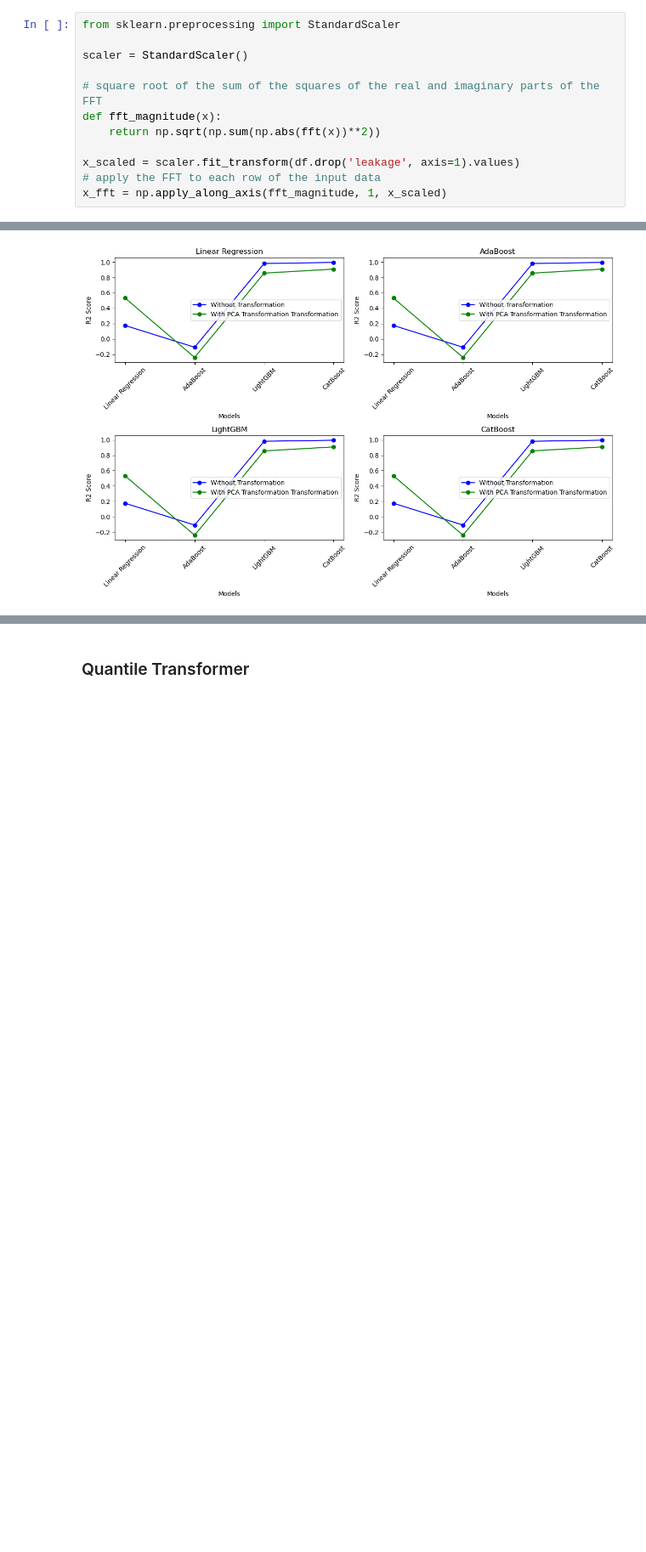
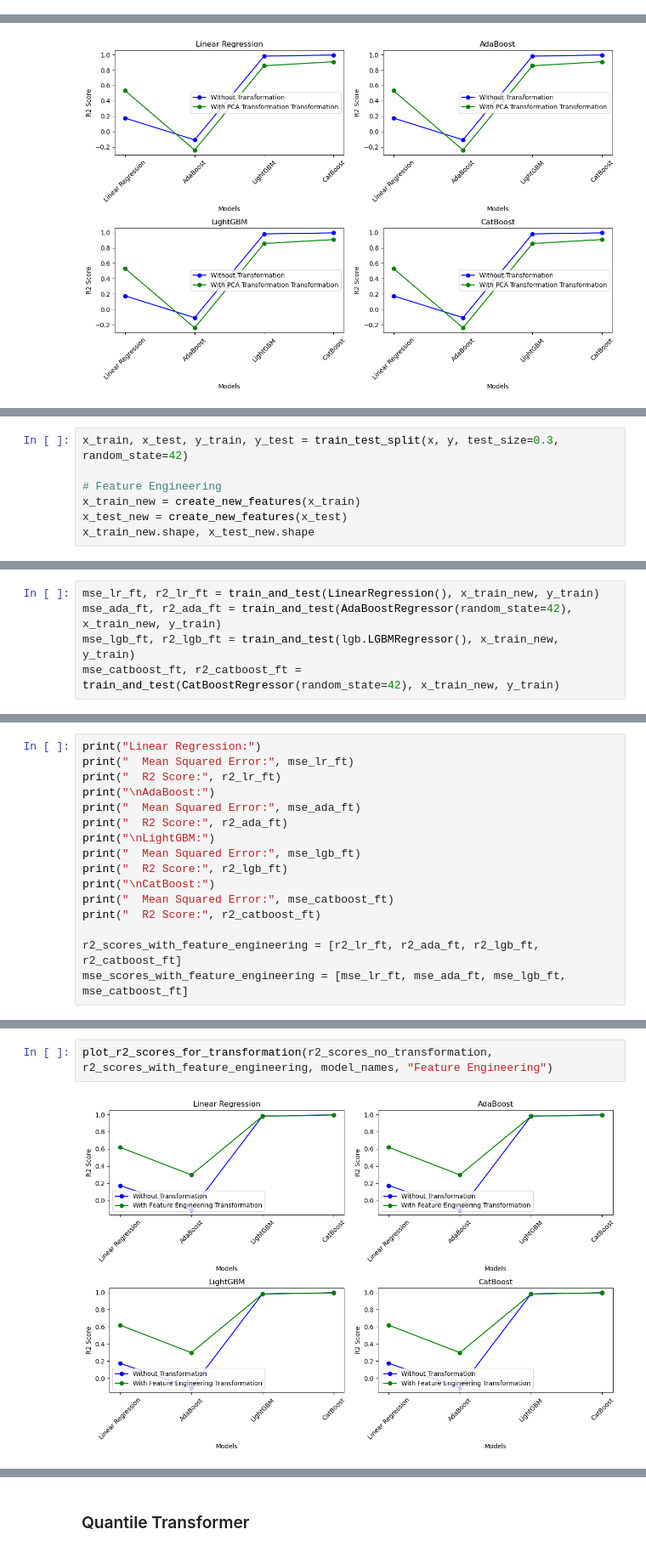
Before and after one commit to sankalp-bhat/DVD-Project-2, a Jupyter notebook: ml_model/aproach2.ipynb, the cells around one changed output, grey strips where cells are left out. Shown at 85% size. Drawn from its saved outputs; the diff is of its cells as text; blank space fills up the shorter version.

```diff
--- a/ml_model/aproach2.ipynb
+++ b/ml_model/aproach2.ipynb
@@ -424,12 +468,0 @@ plot_r2_scores_for_transformation(r2_scores_no_transformation, r2_scores_with_ff
-# %%
-from sklearn.preprocessing import StandardScaler
-
-scaler = StandardScaler()
-
-# square root of the sum of the squares of the real and imaginary parts of the FFT
-def fft_magnitude(x):
-    return np.sqrt(np.sum(np.abs(fft(x))**2))
-
-x_scaled = scaler.fit_transform(df.drop('leakage', axis=1).values)
-# apply the FFT to each row of the input data
-x_fft = np.apply_along_axis(fft_magnitude, 1, x_scaled)
@@ -554,0 +616,7 @@ plot_r2_scores_for_transformation(r2_scores_no_transformation, r2_scores_with_pc
+# %%
+x_train, x_test, y_train, y_test = train_test_split(x, y, test_size=0.3, random_state=42)
+
+# Feature Engineering
+x_train_new = create_new_features(x_train)
+x_test_new = create_new_features(x_test)
+x_train_new.shape, x_test_new.shape
@@ -554,0 +625,5 @@ plot_r2_scores_for_transformation(r2_scores_no_transformation, r2_scores_with_pc
+# %%
+mse_lr_ft, r2_lr_ft = train_and_test(LinearRegression(), x_train_new, y_train)
+mse_ada_ft, r2_ada_ft = train_and_test(AdaBoostRegressor(random_state=42), x_train_new, y_train)
+mse_lgb_ft, r2_lgb_ft = train_and_test(lgb.LGBMRegressor(), x_train_new, y_train)
+mse_catboost_ft, r2_catboost_ft = train_and_test(CatBoostRegressor(random_state=42), x_train_new, y_train)
@@ -554,0 +648,16 @@ plot_r2_scores_for_transformation(r2_scores_no_transformation, r2_scores_with_pc
+# %%
+print("Linear Regression:")
+print("  Mean Squared Error:", mse_lr_ft)
+print("  R2 Score:", r2_lr_ft)
+print("\nAdaBoost:")
+print("  Mean Squared Error:", mse_ada_ft)
+print("  R2 Score:", r2_ada_ft)
+print("\nLightGBM:")
+print("  Mean Squared Error:", mse_lgb_ft)
+print("  R2 Score:", r2_lgb_ft)
+print("\nCatBoost:")
+print("  Mean Squared Error:", mse_catboost_ft)
+print("  R2 Score:", r2_catboost_ft)
+
+r2_scores_with_feature_engineering = [r2_lr_ft, r2_ada_ft, r2_lgb_ft, r2_catboost_ft]
+mse_scores_with_feature_engineering = [mse_lr_ft, mse_ada_ft, mse_lgb_ft, mse_catboost_ft]
@@ -554,0 +680,4 @@ plot_r2_scores_for_transformation(r2_scores_no_transformation, r2_scores_with_pc
+# %%
+plot_r2_scores_for_transformation(r2_scores_no_transformation, r2_scores_with_feature_engineering, model_names, "Feature Engineering")
+# %% [output]
+[figure, added]
```
Also changed, not shown: parts of 72 cells of this notebook, 4 other files.
